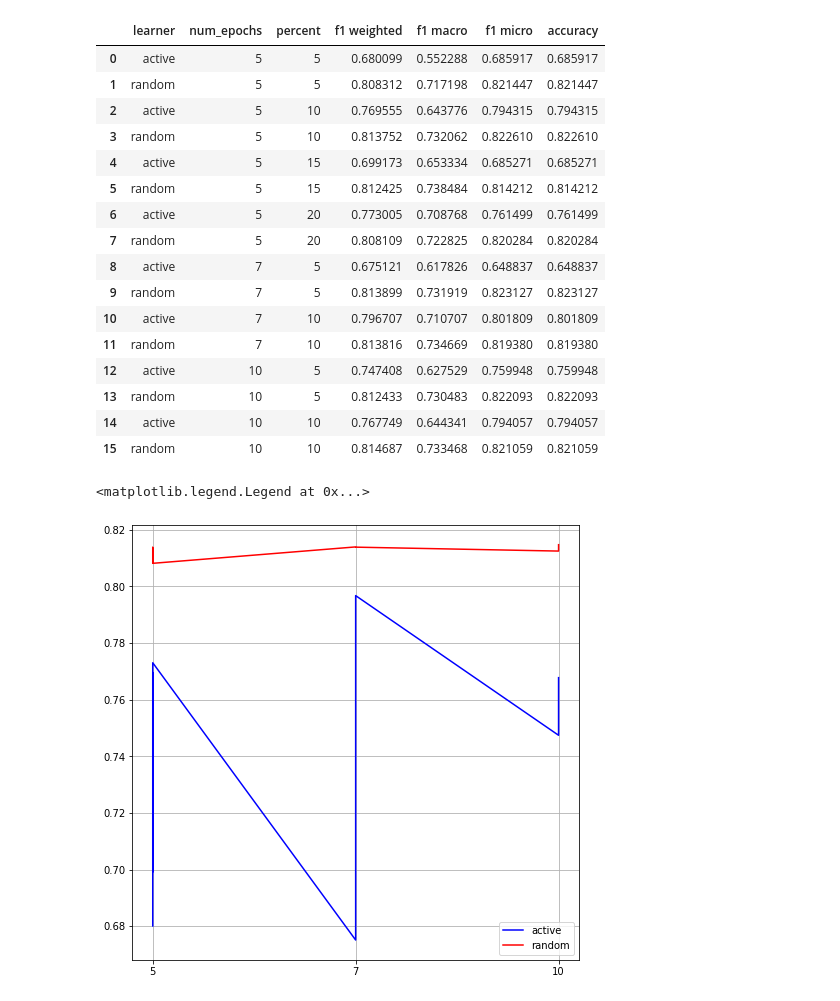
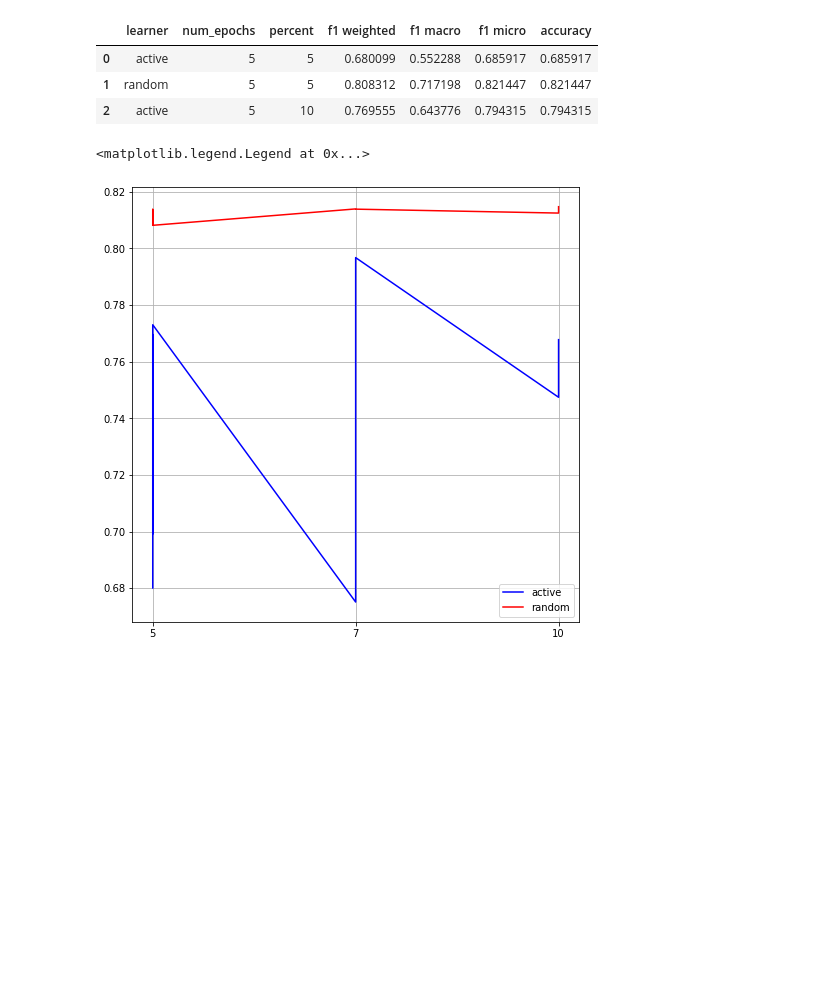
Before and after one commit to pbezglasny/active_learning_project, a Jupyter notebook: visualisation.ipynb, the cells around one changed output. Saved outputs shown, nothing was run; the diff lists cells and outputs as text; code cells hidden in the pictures; blank space fills up the shorter version.

```diff
--- a/visualisation.ipynb
+++ b/visualisation.ipynb
@@ -28,25 +28,12 @@ def read_json_to_df(path):
 # %%
 df = read_json_to_df('output/bert-base-uncased.json')
 # %%
-df
+df.head(3)
 # %% [output]
 |  | learner | num_epochs | percent | f1 weighted | f1 macro | f1 micro | accuracy |
 | 0 | active | 5 | 5 | 0.680099 | 0.552288 | 0.685917 | 0.685917 |
 | 1 | random | 5 | 5 | 0.808312 | 0.717198 | 0.821447 | 0.821447 |
 | 2 | active | 5 | 10 | 0.769555 | 0.643776 | 0.794315 | 0.794315 |
-| 3 | random | 5 | 10 | 0.813752 | 0.732062 | 0.822610 | 0.822610 |
-| 4 | active | 5 | 15 | 0.699173 | 0.653334 | 0.685271 | 0.685271 |
-| 5 | random | 5 | 15 | 0.812425 | 0.738484 | 0.814212 | 0.814212 |
-| 6 | active | 5 | 20 | 0.773005 | 0.708768 | 0.761499 | 0.761499 |
-| 7 | random | 5 | 20 | 0.808109 | 0.722825 | 0.820284 | 0.820284 |
-| 8 | active | 7 | 5 | 0.675121 | 0.617826 | 0.648837 | 0.648837 |
-| 9 | random | 7 | 5 | 0.813899 | 0.731919 | 0.823127 | 0.823127 |
-| 10 | active | 7 | 10 | 0.796707 | 0.710707 | 0.801809 | 0.801809 |
-| 11 | random | 7 | 10 | 0.813816 | 0.734669 | 0.819380 | 0.819380 |
-| 12 | active | 10 | 5 | 0.747408 | 0.627529 | 0.759948 | 0.759948 |
-| 13 | random | 10 | 5 | 0.812433 | 0.730483 | 0.822093 | 0.822093 |
-| 14 | active | 10 | 10 | 0.767749 | 0.644341 | 0.794057 | 0.794057 |
-| 15 | random | 10 | 10 | 0.814687 | 0.733468 | 0.821059 | 0.821059 |
 # %%
 active = df[df['learner'] == 'active']
 # %%
```
Also changed, not shown: parts of 13 cells of this notebook, 1 other file.
